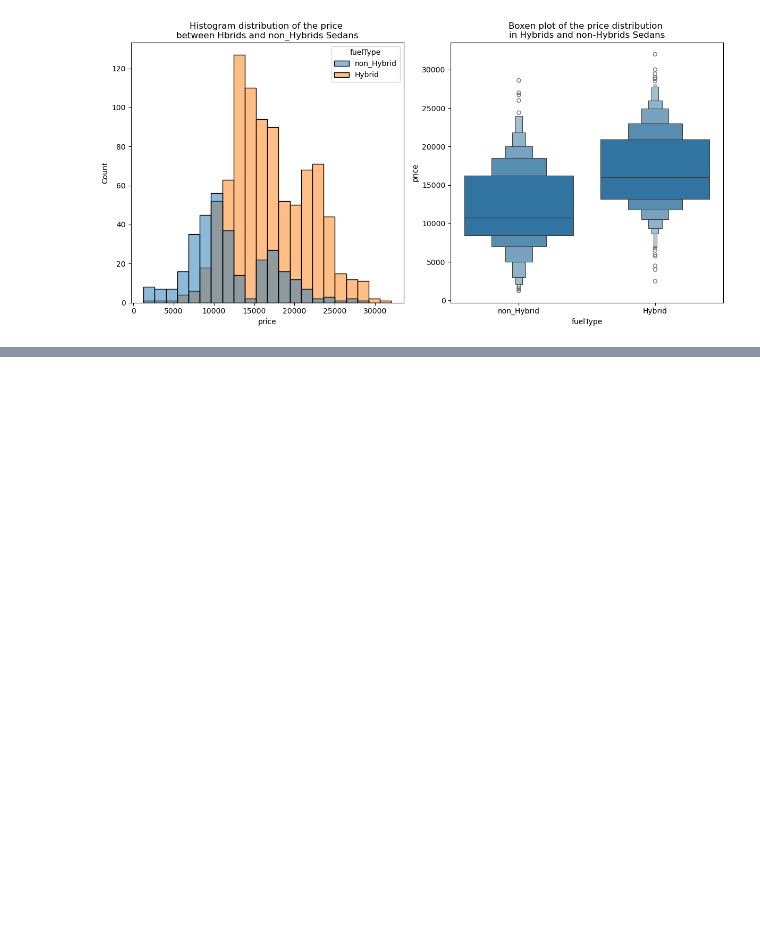
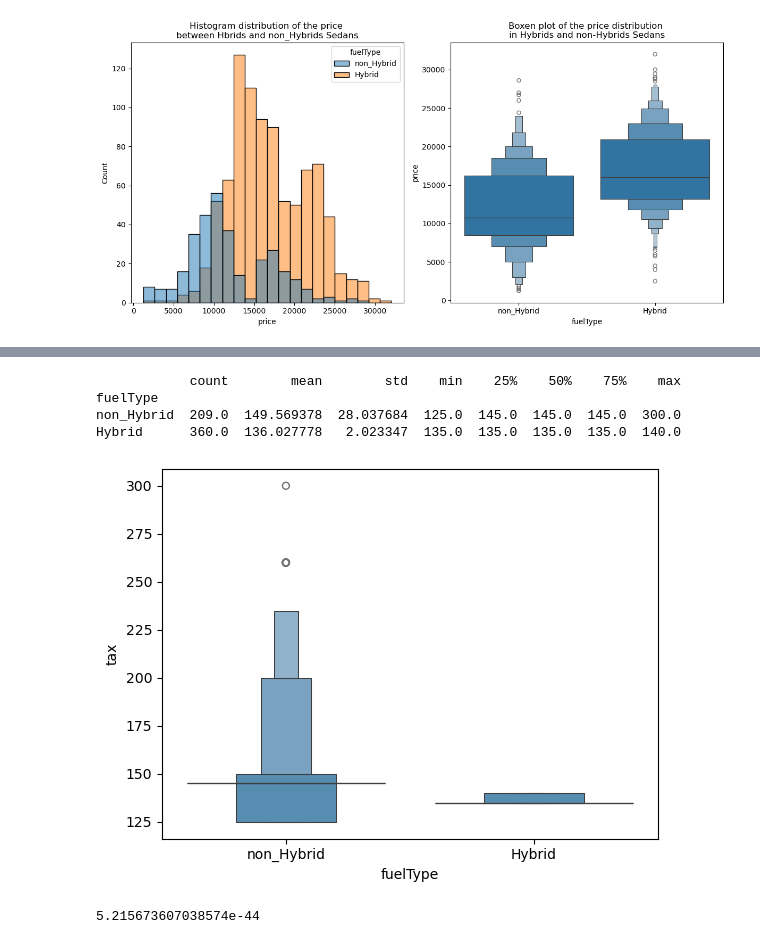
Before and after one commit to flylight-max/project-Datacamp, a Jupyter notebook: my_analysis_car_sales.ipynb, the cells around one changed output, grey strips where cells are left out. Drawn from its saved outputs; the diff is of its cells as text; code cells hidden in the pictures; blank space fills up the shorter version.

```diff
--- a/my_analysis_car_sales.ipynb
+++ b/my_analysis_car_sales.ipynb
@@ -1173,0 +1199,20 @@ plt.show()
+# %%
+high_tax_sedan = compact_Sedan[compact_Sedan["tax"] >= 100]
+summ_stat_tax = high_tax_sedan.groupby("fuelType")["tax"].describe()
+print(summ_stat_tax)
+# %% [output]
+            count        mean        std    min    25%    50%    75%    max
+fuelType
+non_Hybrid  209.0  149.569378  28.037684  125.0  145.0  145.0  145.0  300.0
+Hybrid      360.0  136.027778   2.023347  135.0  135.0  135.0  135.0  140.0
+# %%
+sns.boxenplot(x="fuelType", y= "tax", data=high_tax_sedan)
+plt.show()
+# %% [output]
+[figure, added]
+# %%
+#stat test
+u_stat_high_tax, u_pval_high_tax = mannwhitneyu(high_tax_sedan[high_tax_sedan["fuelType"] == "Hybrid"]["tax"], high_tax_sedan[high_tax_sedan["fuelType"] == "non_Hybrid"]["tax"])
+print(u_pval_high_tax)
+# %% [output]
+5.215673607038574e-44
```
Also changed, not shown: parts of 7 cells of this notebook, 2 other files.
